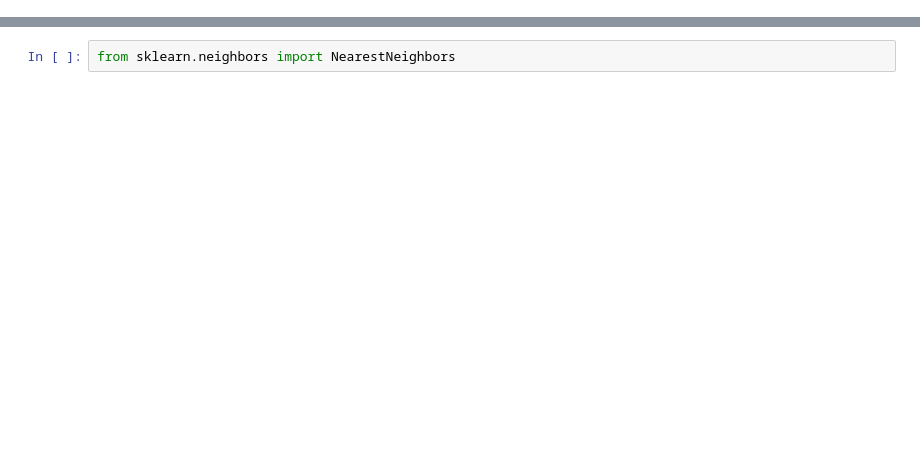
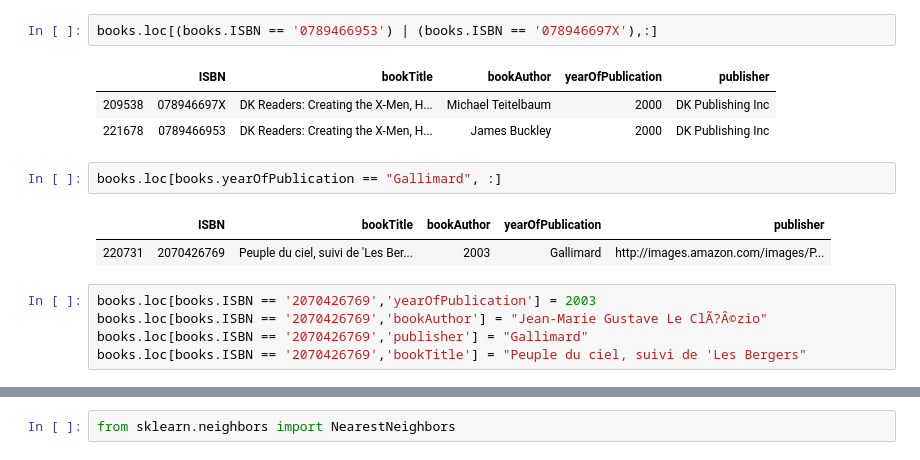
Before and after one commit to veenaramesh/book_recommendation, a Jupyter notebook: knn-book-recommendation.ipynb, the cells around one changed output, grey strips where cells are left out. Drawn from its saved outputs; the diff is of its cells as text; blank space fills up the shorter version.

```diff
--- a/knn-book-recommendation.ipynb
+++ b/knn-book-recommendation.ipynb
@@ -235,0 +101,16 @@ len(combined_onlyUS)
+# %%
+books.loc[(books.ISBN == '0789466953') | (books.ISBN == '078946697X'),:]
+# %% [output]
+|  | ISBN | bookTitle | bookAuthor | yearOfPublication | publisher |
+| 209538 | 078946697X | DK Readers: Creating the X-Men, H... | Michael Teitelbaum | 2000 | DK Publishing Inc |
+| 221678 | 0789466953 | DK Readers: Creating the X-Men, H... | James Buckley | 2000 | DK Publishing Inc |
+# %%
+books.loc[books.yearOfPublication == "Gallimard", :]
+# %% [output]
+|  | ISBN | bookTitle | bookAuthor | yearOfPublication | publisher |
+| 220731 | 2070426769 | Peuple du ciel, suivi de 'Les Ber... | 2003 | Gallimard | http://images.amazon.com/images/P... |
+# %%
+books.loc[books.ISBN == '2070426769','yearOfPublication'] = 2003
+books.loc[books.ISBN == '2070426769','bookAuthor'] = "Jean-Marie Gustave Le ClÃ?Â©zio"
+books.loc[books.ISBN == '2070426769','publisher'] = "Gallimard"
+books.loc[books.ISBN == '2070426769','bookTitle'] = "Peuple du ciel, suivi de 'Les Bergers"
```
Also changed, not shown: parts of 69 cells of this notebook.
